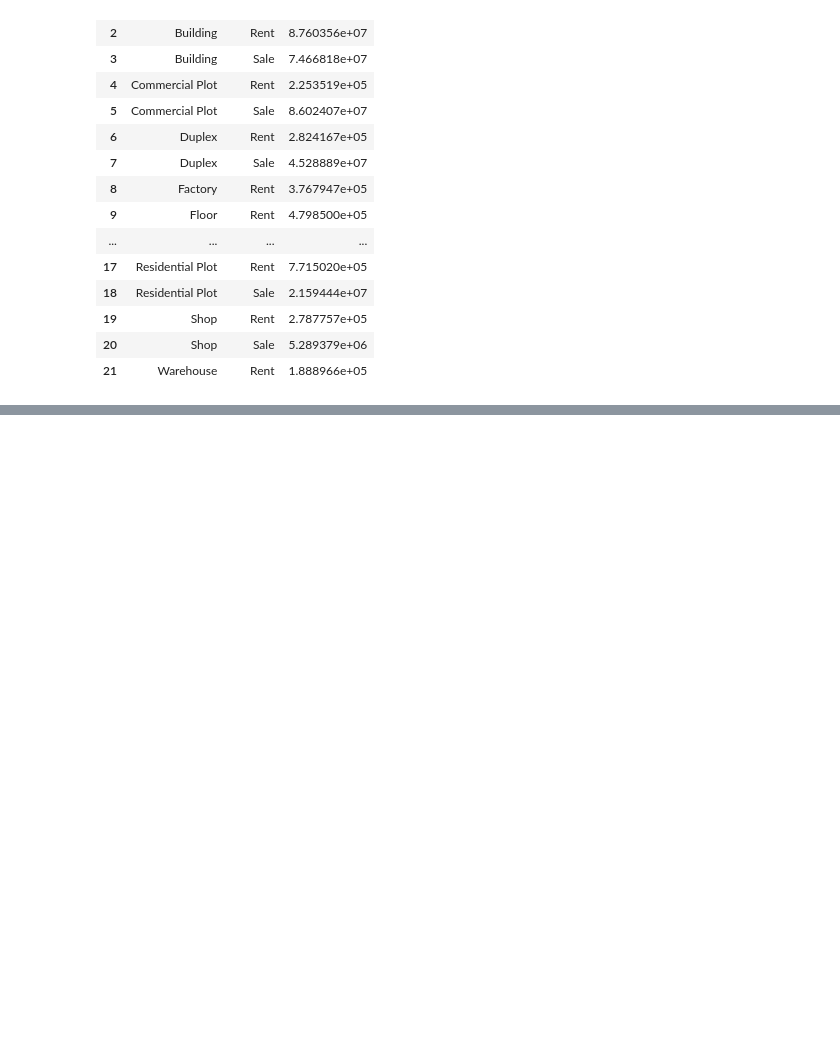
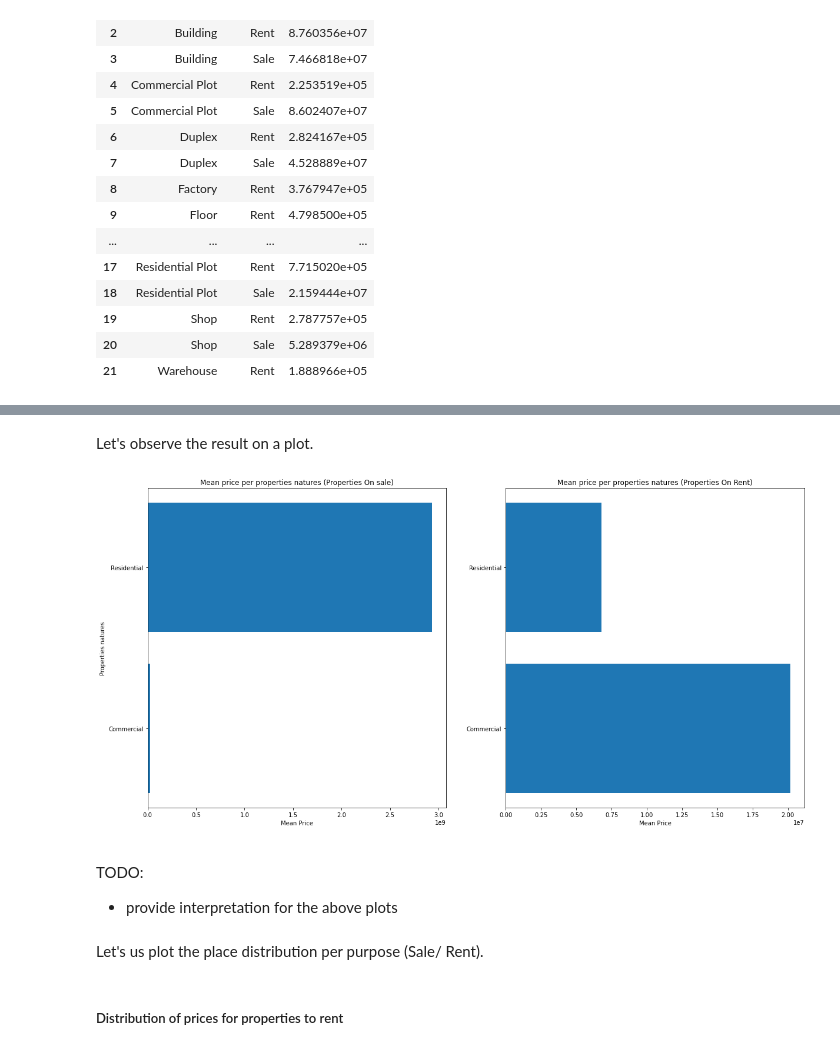
Before and after one commit to OmdenaAI/dhaka-bangladesh-real-estate-recommendation, a Jupyter notebook: src/tasks/task-3-exploratory-data-analysis/EDA - real estate market in Bangladesh.ipynb, the cells around one changed output, grey strips where cells are left out. Drawn from its saved outputs; the diff is of its cells as text; code cells hidden in the pictures; blank space fills up the shorter version.

```diff
--- a/src/tasks/task-3-exploratory-data-analysis/EDA - real estate market in Bangladesh.ipynb
+++ b/src/tasks/task-3-exploratory-data-analysis/EDA - real estate market in Bangladesh.ipynb
@@ -527,0 +544,11 @@ plt.show()
+# %%
+# Mean price per building nature
+mean_price_per_nature = df[ ["building_nature","purpose","price"] ].groupby(["building_nature","purpose"], as_index=False) \
+                                                               .mean()
+
+# Giving more relevant name to column
+mean_price_per_nature.rename(columns={
+    "price":"mean_price"
+}, inplace=True)
+
+mean_price_per_nature
@@ -527,0 +561,37 @@ plt.show()
+# %% [markdown]
+Let's observe the result on a plot.
+# %%
+# Separating the dataframe mean prices according to purpose
+mean_price_per_nature__rent= mean_price_per_nature[mean_price_per_nature["purpose"]=="Rent"]
+mean_price_per_nature__sale= mean_price_per_nature[mean_price_per_nature["purpose"]=="Sale"]
+# %%
+# Plotting the mean prices for sale and rent data
+fig, ax = plt.subplots(1,2)
+
+ax[0].barh(width=mean_price_per_nature__sale["mean_price"],y=mean_price_per_nature__sale["building_nature"])
+# ax[0].set_xscale("log")
+ax[0].set_title("Mean price per properties natures (Properties On sale)")
+ax[0].set_xlabel("Mean Price")
+ax[0].set_ylabel("Properties natures")
+
+
+ax[1].barh(width=mean_price_per_nature__rent["mean_price"],y=mean_price_per_nature__rent["building_nature"])
+# ax[1].set_xscale("log")
+ax[1].set_title("Mean price per properties natures (Properties On Rent)")
+ax[1].set_xlabel("Mean Price")
+
+fig.set_size_inches([20,10])
+
+# plt.title("Mean price per properties natures")
+plt.show()
+# %% [output]
+[figure, added]
+# %% [markdown]
+<span id="properties-vs-natures-interpretation"></span>
+
+TODO:
+- provide interpretation for the above plots
+# %% [markdown]
+Let's us plot the place distribution per purpose (Sale/ Rent).
+# %% [markdown]
+##### Distribution of prices for properties to rent
```
Also changed, not shown: parts of 41 cells of this notebook, 2 other files.
